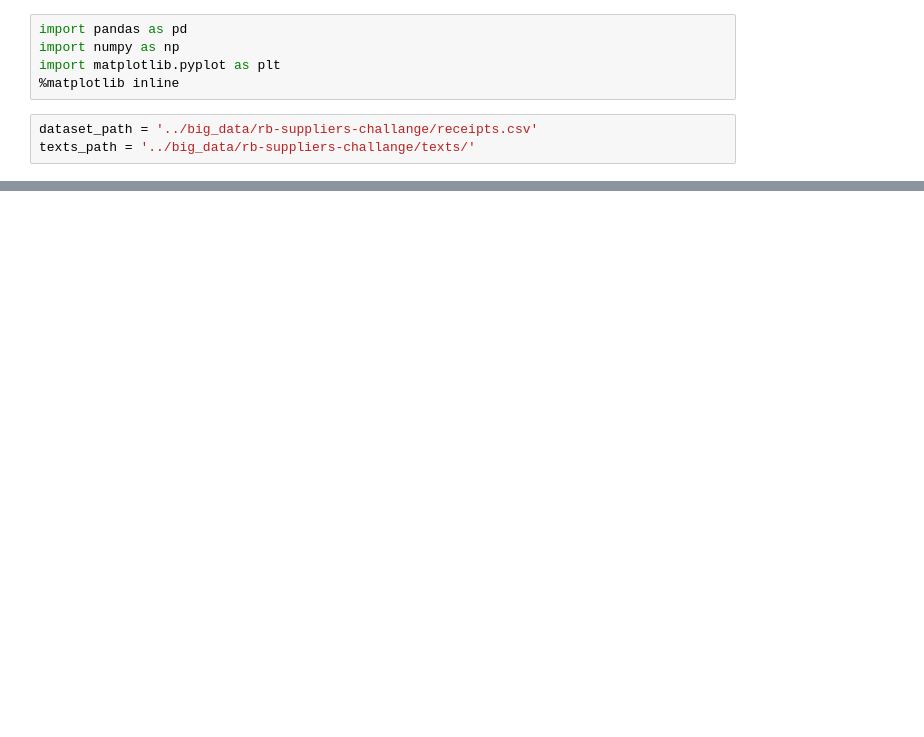
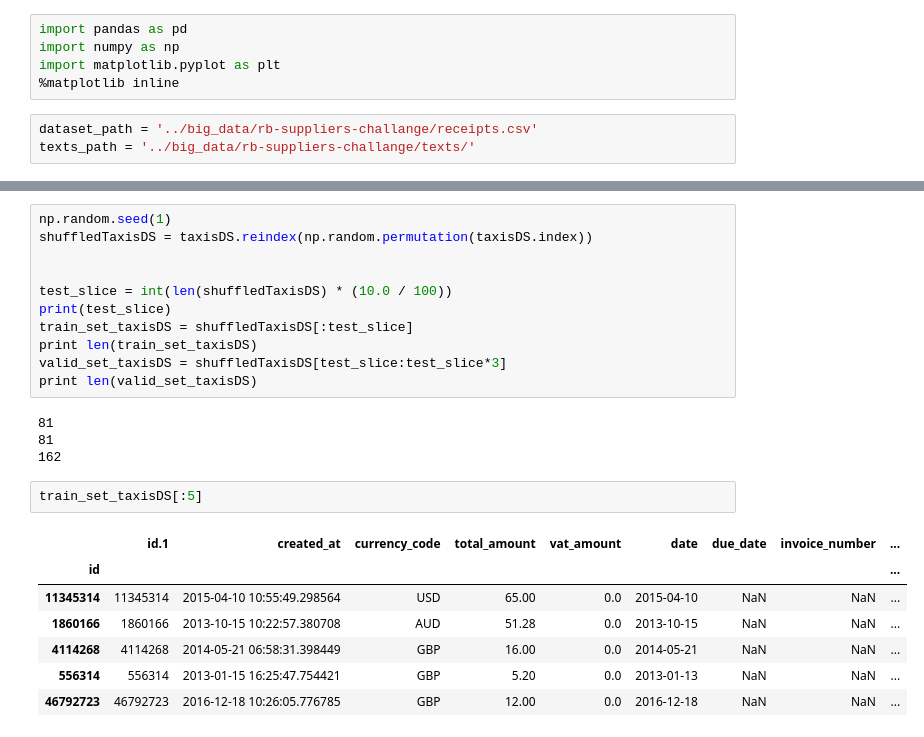
Before and after one commit to v-zmiycharov/datathon-receipt-bank, a Jupyter notebook: src/Main.ipynb, the cells around one changed output, grey strips where cells are left out. Saved outputs shown, nothing was run; the diff lists cells and outputs as text; blank space fills up the shorter version.

```diff
--- a/src/Main.ipynb
+++ b/src/Main.ipynb
@@ -199,0 +129,25 @@ result_set[['supplier_name', 'prediction']]
+# %%
+np.random.seed(1)
+shuffledTaxisDS = taxisDS.reindex(np.random.permutation(taxisDS.index))
+
+
+test_slice = int(len(shuffledTaxisDS) * (10.0 / 100))
+print(test_slice)
+train_set_taxisDS = shuffledTaxisDS[:test_slice]
+print len(train_set_taxisDS)
+valid_set_taxisDS = shuffledTaxisDS[test_slice:test_slice*3]
+print len(valid_set_taxisDS)
+# %% [output]
+81
+81
+162
+# %%
+train_set_taxisDS[:5]
+# %% [output]
+|  | id.1 | created_at | currency_code | total_amount | vat_amount | date | due_date | invoice_number | ... |
+| id |  |  |  |  |  |  |  |  | ... |
+| 11345314 | 11345314 | 2015-04-10 10:55:49.298564 | USD | 65.00 | 0.0 | 2015-04-10 | NaN | NaN | ... |
+| 1860166 | 1860166 | 2013-10-15 10:22:57.380708 | AUD | 51.28 | 0.0 | 2013-10-15 | NaN | NaN | ... |
+| 4114268 | 4114268 | 2014-05-21 06:58:31.398449 | GBP | 16.00 | 0.0 | 2014-05-21 | NaN | NaN | ... |
+| 556314 | 556314 | 2013-01-15 16:25:47.754421 | GBP | 5.20 | 0.0 | 2013-01-13 | NaN | NaN | ... |
+| 46792723 | 46792723 | 2016-12-18 10:26:05.776785 | GBP | 12.00 | 0.0 | 2016-12-18 | NaN | NaN | ... |
```
Also changed, not shown: parts of 43 cells of this notebook, 3 other files.
